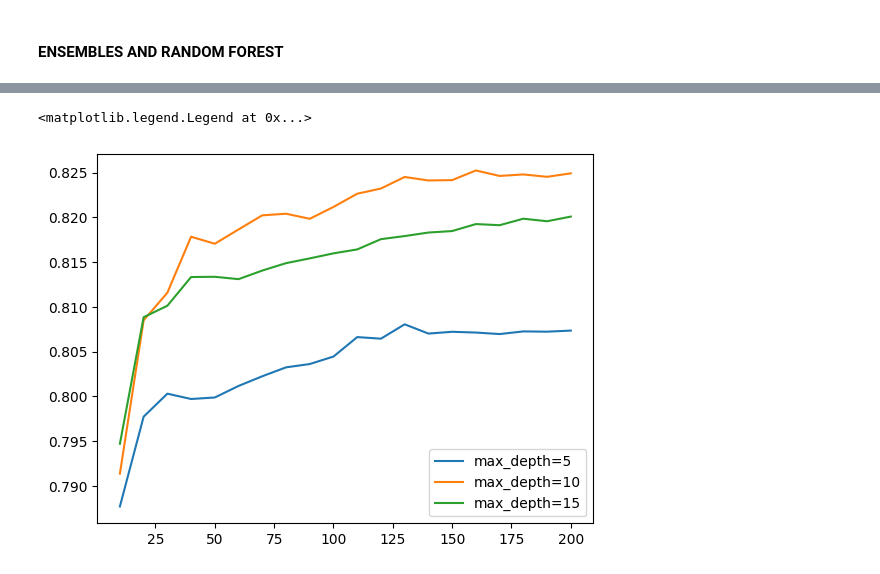
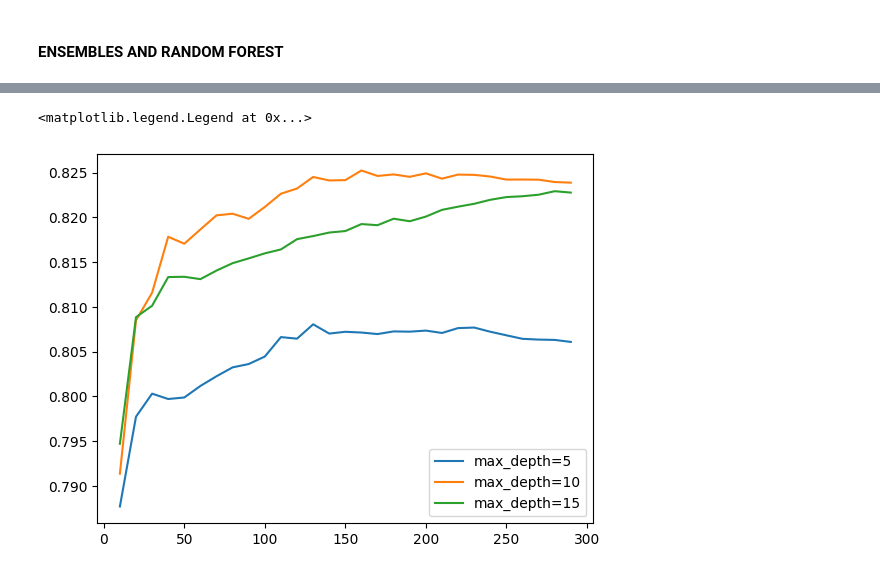
Before and after one commit to niltonPegass/ML_zoomcamp, a Jupyter notebook: ML_zoomcamp/06_trees/homework_trees.ipynb, the cells around one changed output, grey strips where cells are left out. Cells and saved outputs as stored; diff of their text form; code cells hidden in the pictures.

```diff
--- a/ML_zoomcamp/06_trees/homework_trees.ipynb
+++ b/ML_zoomcamp/06_trees/homework_trees.ipynb
@@ -527,8 +537,12 @@ DecisionTreeClassifier(max_depth=6, min_samples_leaf=15)
 # %%
+from sklearn.ensemble import RandomForestClassifier
+
 scores = []
 
-for n in range(10, 1001, 10):
-    rf = RandomForestClassifier(n_estimators=n, random_state=1)
+for n in range(10, 1001, 50):
+    rf = RandomForestClassifier(n_estimators=n,
+                                random_state=1,
+                                n_jobs=-1)
     rf.fit(X_train, y_train)
 
     y_pred = rf.predict_proba(X_val)[:, 1]
@@ -545,29 +574,32 @@ plt.plot(df_scores.n_estimators, df_scores.auc)
 # %%
 scores = []
 
-for d in [5, 10, 15]:
-    for n in range(10, 201, 10):
+max_depth_list = [5, 10, 15]
+
+for d in max_depth_list:
+    for n in range(10, 300, 10):
         rf = RandomForestClassifier(n_estimators=n,
                                     max_depth=d,
+                                    n_jobs=-1,
                                     random_state=1)
         rf.fit(X_train, y_train)
 
         y_pred = rf.predict_proba(X_val)[:, 1]
         auc = roc_auc_score(y_val, y_pred)
 
         scores.append((d, n, auc))
 
 columns = ['max_depth', 'n_estimators', 'auc']
 df_scores = pd.DataFrame(scores, columns=columns)
 df_scores.head()
 
-for d in [5, 10, 15]:
+for d in max_depth_list:
     df_subset = df_scores[df_scores.max_depth == d]
 
     plt.plot(df_subset.n_estimators, df_subset.auc,
              label='max_depth=%d' % d)
 
 plt.legend()
 # %% [output]
 <matplotlib.legend.Legend at 0x...>
-[figure, old version]
+[figure, new version]
```
Also changed, not shown: parts of 11 cells of this notebook.
